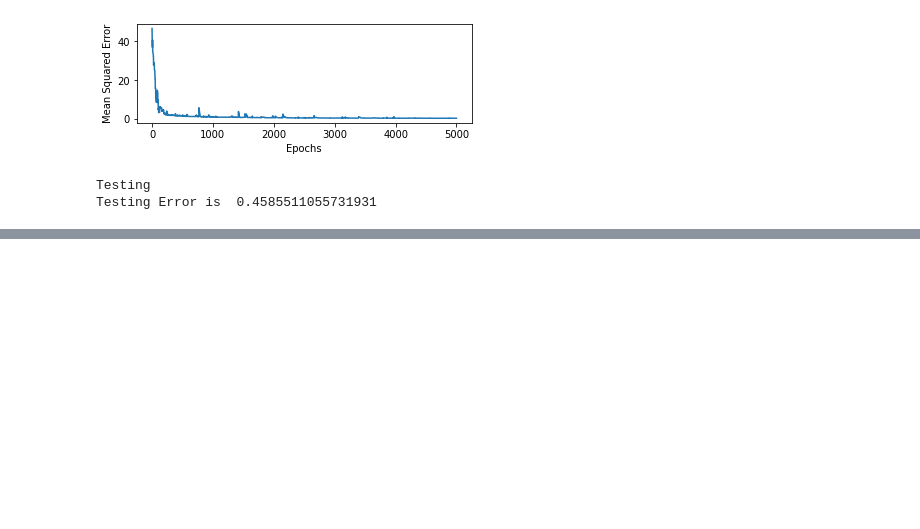
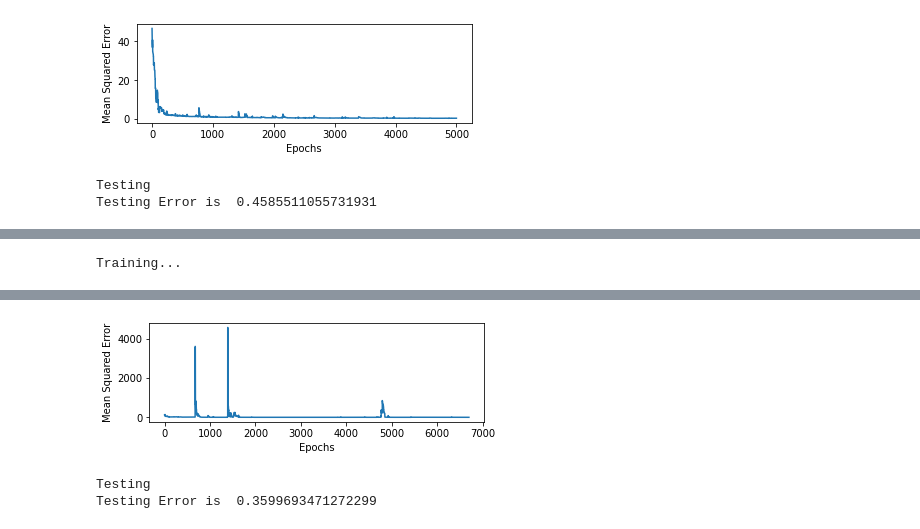
Before and after one commit to vineet891/FODS-Assignment, a Jupyter notebook: Assignment1/FODS_A1_a.ipynb, the cells around one changed output, grey strips where cells are left out. Cells and saved outputs as stored; diff of their text form; code cells hidden in the pictures; blank space fills up the shorter version.

```diff
--- a/Assignment1/FODS_A1_a.ipynb
+++ b/Assignment1/FODS_A1_a.ipynb
@@ -508,0 +649,8 @@ file.close()
+# %%
+SGD5 = PolynomialRegression(5)
+x_train_trans_5 = SGD5.transform(train_X)
+x_test_trans_5 = SGD5.transform(test_X)
+SGD5.fit(x_train_trans_5, train_y,epochs = 6700, learning='SGD', learning_rate=0.0005)
+SGD5.evaluate(x_test_trans_5,test_y)
+# %% [output]
+Training...
@@ -508,0 +674,3 @@ file.close()
+[figure, added]
+Testing
+Testing Error is  0.3599693471272299
```
Also changed, not shown: parts of 34 cells of this notebook.
